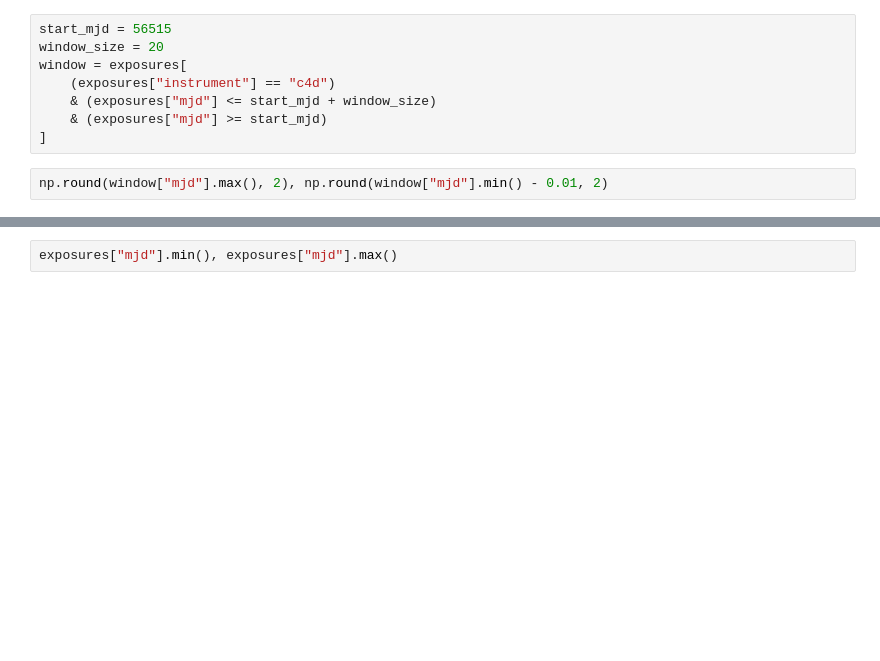
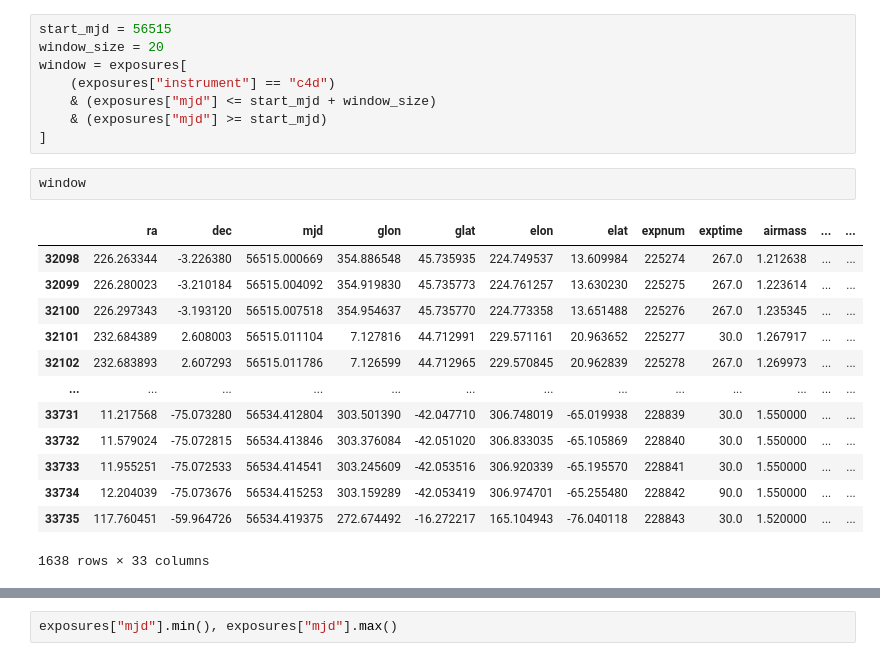
Before and after one commit to B612-Asteroid-Institute/adam_datasets, a Jupyter notebook: nsc/dr2/nsc_dr2.ipynb, the cells around one changed output, grey strips where cells are left out. Drawn from its saved outputs; the diff is of its cells as text; blank space fills up the shorter version.

```diff
--- a/nsc/dr2/nsc_dr2.ipynb
+++ b/nsc/dr2/nsc_dr2.ipynb
@@ -160,6 +335,20 @@ window = exposures[
     & (exposures["mjd"] <= start_mjd + window_size)
     & (exposures["mjd"] >= start_mjd)
 ]
-# %%
-np.round(window["mjd"].max(), 2), np.round(window["mjd"].min() - 0.01, 2)
+# %%
+window
+# %% [output]
+|  | ra | dec | mjd | glon | glat | elon | elat | expnum | exptime | airmass | ... | ... |
+| 32098 | 226.263344 | -3.226380 | 56515.000669 | 354.886548 | 45.735935 | 224.749537 | 13.609984 | 225274 | 267.0 | 1.212638 | ... | ... |
+| 32099 | 226.280023 | -3.210184 | 56515.004092 | 354.919830 | 45.735773 | 224.761257 | 13.630230 | 225275 | 267.0 | 1.223614 | ... | ... |
+| 32100 | 226.297343 | -3.193120 | 56515.007518 | 354.954637 | 45.735770 | 224.773358 | 13.651488 | 225276 | 267.0 | 1.235345 | ... | ... |
+| 32101 | 232.684389 | 2.608003 | 56515.011104 | 7.127816 | 44.712991 | 229.571161 | 20.963652 | 225277 | 30.0 | 1.267917 | ... | ... |
+| 32102 | 232.683893 | 2.607293 | 56515.011786 | 7.126599 | 44.712965 | 229.570845 | 20.962839 | 225278 | 267.0 | 1.269973 | ... | ... |
+| ... | ... | ... | ... | ... | ... | ... | ... | ... | ... | ... | ... | ... |
+| 33731 | 11.217568 | -75.073280 | 56534.412804 | 303.501390 | -42.047710 | 306.748019 | -65.019938 | 228839 | 30.0 | 1.550000 | ... | ... |
+| 33732 | 11.579024 | -75.072815 | 56534.413846 | 303.376084 | -42.051020 | 306.833035 | -65.105869 | 228840 | 30.0 | 1.550000 | ... | ... |
+| 33733 | 11.955251 | -75.072533 | 56534.414541 | 303.245609 | -42.053516 | 306.920339 | -65.195570 | 228841 | 30.0 | 1.550000 | ... | ... |
+| 33734 | 12.204039 | -75.073676 | 56534.415253 | 303.159289 | -42.053419 | 306.974701 | -65.255480 | 228842 | 90.0 | 1.550000 | ... | ... |
+| 33735 | 117.760451 | -59.964726 | 56534.419375 | 272.674492 | -16.272217 | 165.104943 | -76.040118 | 228843 | 30.0 | 1.520000 | ... | ... |
+1638 rows × 33 columns
 # %%
```
Also changed, not shown: parts of 50 cells of this notebook.
